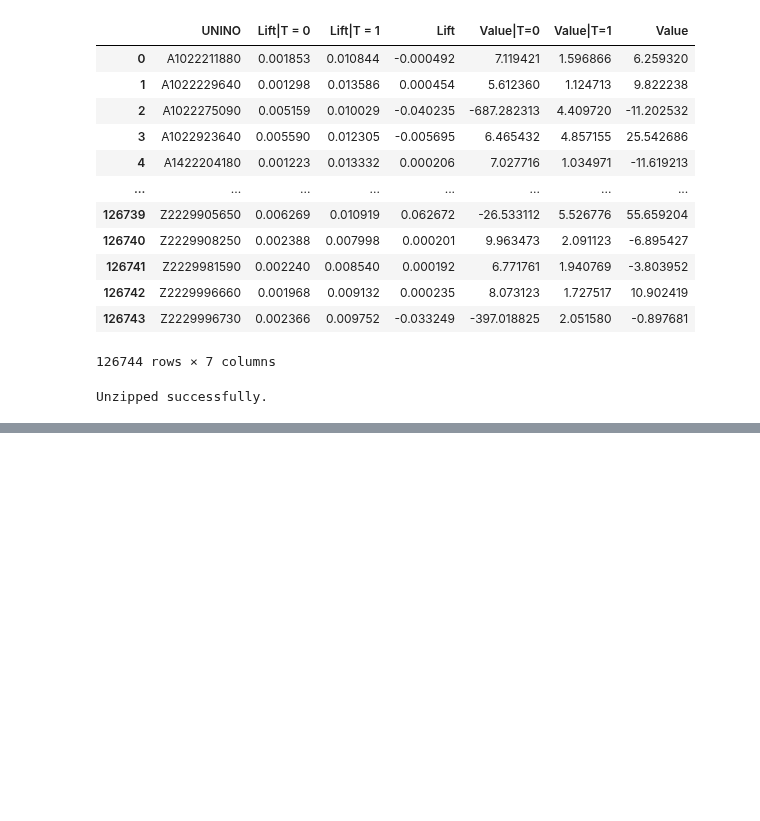
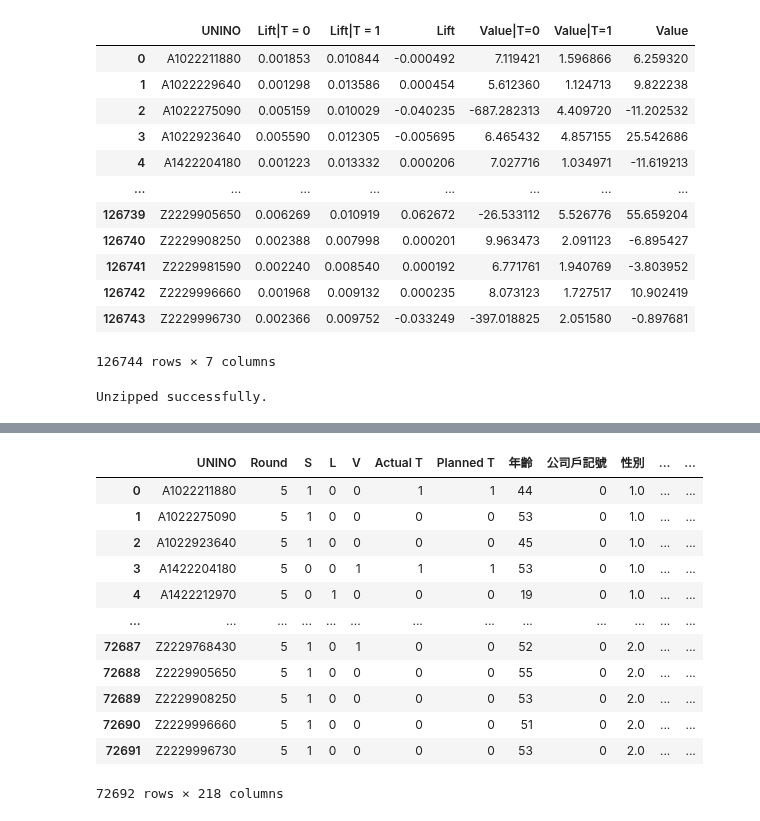
Before and after one commit to sssylvia0/Uplift_Model, a Jupyter notebook: Results.ipynb, the cells around one changed output, grey strips where cells are left out. Cells and saved outputs as stored; diff of their text form; code cells hidden in the pictures; blank space fills up the shorter version.

```diff
--- a/Results.ipynb
+++ b/Results.ipynb
@@ -846,0 +899,16 @@ Concat.to_csv('/content/drive/MyDrive/Sinopac/Results/Final_results.csv', index=
+# %%
+import pandas as pd
+import numpy as np
+
+df_new = df[['UNINO']]
+
+# 合併兩個欄位，並新增一個欄位標示哪個曾經有NaN
+df_new['標籤'] = df['標籤'].fillna(df['TAG'])
+df_new['Planned T'] = df['TAG'].isnull().astype(int)
+df_new['Actual T'] = df['發送名單']
+df_new['TOTALNTAMOUNT'] = df['TOTALNTAMOUNT'].fillna(0)
+df_new.drop(df_new[df_new['標籤'].isnull()].index, inplace=True)
+
+del df
+df_new.reset_index(drop=True, inplace=True)
+df_new
@@ -846,0 +991,8 @@ Concat.to_csv('/content/drive/MyDrive/Sinopac/Results/Final_results.csv', index=
+# %%
+#Prediction results
+usecols = ['UNINO', 'NN_lift_T=0',	'NN_lift_T=1', 'NN_lift',	'NN_value_T=0', 'NN_value_T=1',	'NN_value']
+res = pd.read_csv('/content/drive/MyDrive/Sinopac/Results/Prediction_results_202402.csv', usecols = usecols)
+res = pd.merge(df_new.UNINO, res, on='UNINO', how='left')
+res.columns = ['UNINO', 'Lift|T = 0', 'Lift|T = 1', 'Lift', 'Value|T=0', 'Value|T=1', 'Value']
+res
+#7 columns
@@ -846,0 +1025,12 @@ Concat.to_csv('/content/drive/MyDrive/Sinopac/Results/Final_results.csv', index=
+# %%
+#Feature X
+X = pd.read_csv('/content/data202402.csv', index_col=0)
+X.drop(['換匯發送名單','TOTALNTAMOUNT', '跨售行為'], axis = 1, inplace = True)
+insert_index = X.columns.get_loc('近三個月是否發送過其他名單')+1
+X.insert(insert_index, "客戶分層_潛力戶", [0] * len(X))
+X.insert(insert_index, "客戶分層_沉睡戶", [0] * len(X))
+insert_index = X.columns.get_loc('證券近三個月交易額')+1
+X.insert(insert_index, "證券近六個月交易額", [0] * len(X))
+X = pd.merge(df_new.UNINO, X, on='UNINO', how='left')
+X
+#205 columns
@@ -846,0 +1051,22 @@ Concat.to_csv('/content/drive/MyDrive/Sinopac/Results/Final_results.csv', index=
+# %%
+#CONCAT
+#UNINO, Round, S, L, V, Actual T, Planned T, X, Lift|T=0, Lift|T=1, Value|T=0, Value|T=1, TOTALNTAMOUNT
+Concat = df_new[['UNINO', 'Round', 'S', 'L', 'V', 'Actual T', 'Planned T']]
+Concat = pd.concat([Concat, X.drop('UNINO', axis=1)], axis = 1)
+Concat = pd.concat([Concat, res.drop('UNINO', axis=1)], axis = 1)
+Concat['TOTALNTAMOUNT'] = df_new['TOTALNTAMOUNT']
+Concat
+# %% [output]
+|  | UNINO | Round | S | L | V | Actual T | Planned T | 年齡 | 公司戶記號 | 性別 | ... | ... |
+| 0 | A1022211880 | 5 | 1 | 0 | 0 | 1 | 1 | 44 | 0 | 1.0 | ... | ... |
+| 1 | A1022275090 | 5 | 1 | 0 | 0 | 0 | 0 | 53 | 0 | 1.0 | ... | ... |
+| 2 | A1022923640 | 5 | 1 | 0 | 0 | 0 | 0 | 45 | 0 | 1.0 | ... | ... |
+| 3 | A1422204180 | 5 | 0 | 0 | 1 | 1 | 1 | 53 | 0 | 1.0 | ... | ... |
+| 4 | A1422212970 | 5 | 0 | 1 | 0 | 0 | 0 | 19 | 0 | 1.0 | ... | ... |
+| ... | ... | ... | ... | ... | ... | ... | ... | ... | ... | ... | ... | ... |
+| 72687 | Z2229768430 | 5 | 1 | 0 | 1 | 0 | 0 | 52 | 0 | 2.0 | ... | ... |
+| 72688 | Z2229905650 | 5 | 1 | 0 | 0 | 0 | 0 | 55 | 0 | 2.0 | ... | ... |
+| 72689 | Z2229908250 | 5 | 1 | 0 | 0 | 0 | 0 | 53 | 0 | 2.0 | ... | ... |
+| 72690 | Z2229996660 | 5 | 1 | 0 | 0 | 0 | 0 | 51 | 0 | 2.0 | ... | ... |
+| 72691 | Z2229996730 | 5 | 1 | 0 | 0 | 0 | 0 | 53 | 0 | 2.0 | ... | ... |
+72692 rows × 218 columns
```
Also changed, not shown: parts of 16 cells of this notebook.
